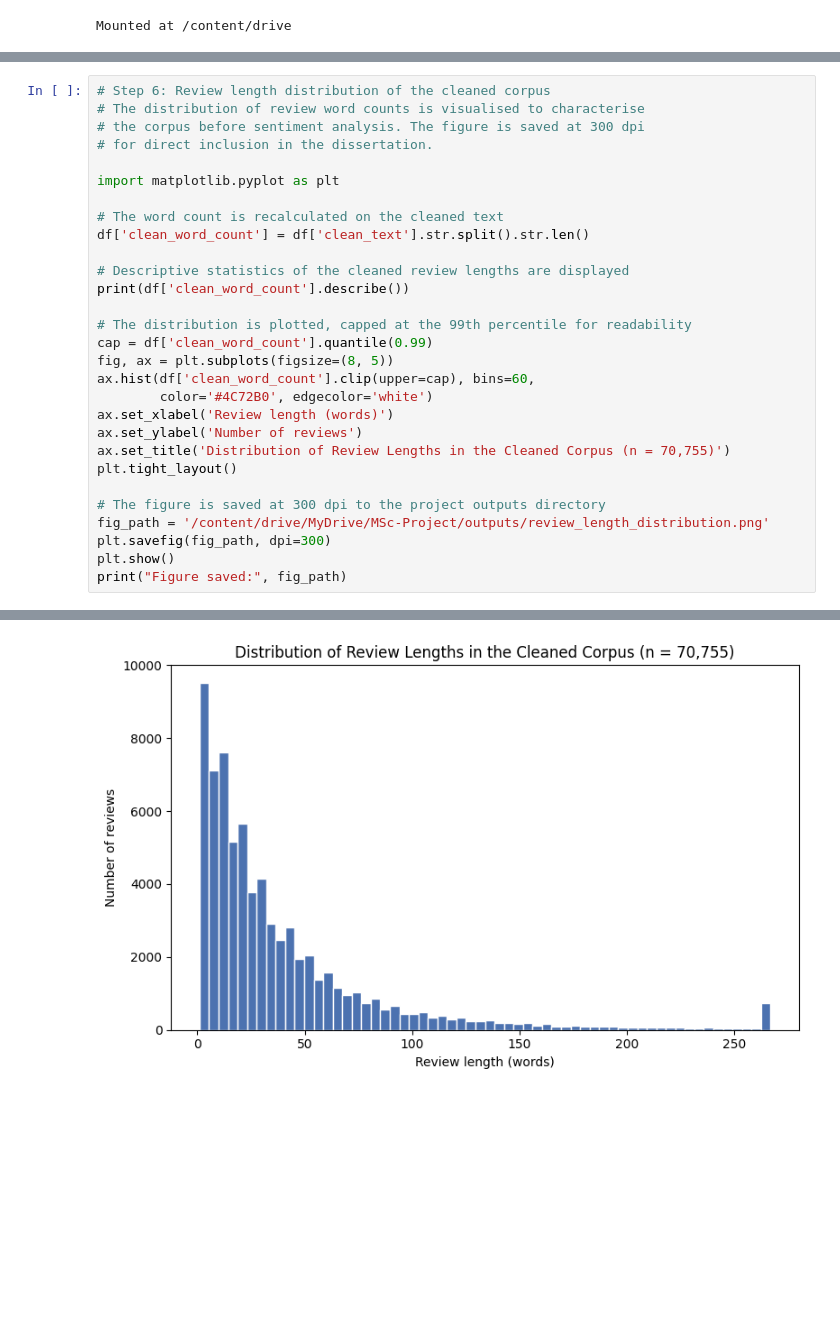
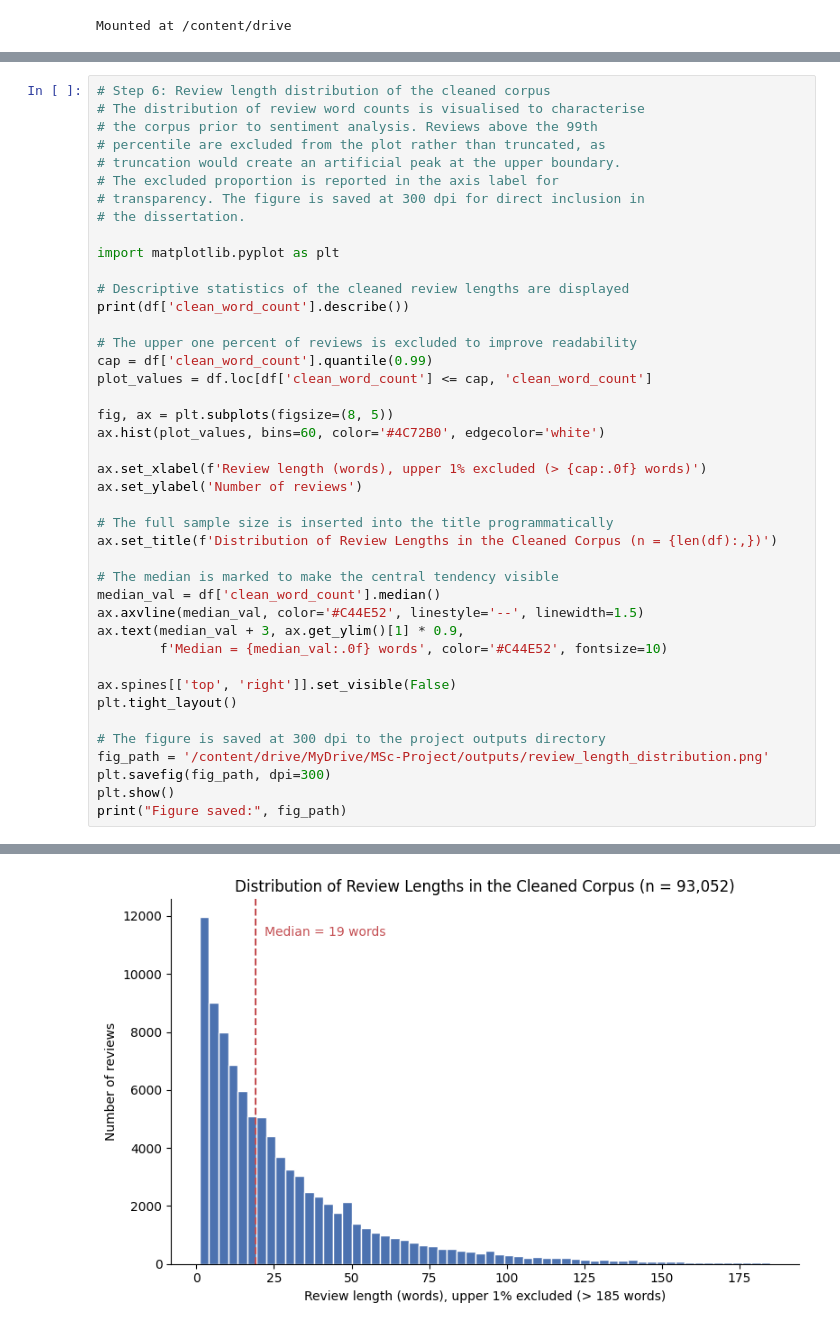
Before and after one commit to aqeel-gardezi/MSc-Project, a Jupyter notebook: notebooks/02_preprocessing.ipynb, the cells around one changed output, grey strips where cells are left out. Saved outputs shown, nothing was run; the diff lists cells and outputs as text; blank space fills up the shorter version.

```diff
--- a/notebooks/02_preprocessing.ipynb
+++ b/notebooks/02_preprocessing.ipynb
@@ -163,25 +196,38 @@ Summary table saved: /content/drive/MyDrive/MSc-Project/outputs/preprocessing_su
 # %%
 # Step 6: Review length distribution of the cleaned corpus
 # The distribution of review word counts is visualised to characterise
-# the corpus before sentiment analysis. The figure is saved at 300 dpi
-# for direct inclusion in the dissertation.
+# the corpus prior to sentiment analysis. Reviews above the 99th
+# percentile are excluded from the plot rather than truncated, as
+# truncation would create an artificial peak at the upper boundary.
+# The excluded proportion is reported in the axis label for
+# transparency. The figure is saved at 300 dpi for direct inclusion in
+# the dissertation.
 
 import matplotlib.pyplot as plt
-
-# The word count is recalculated on the cleaned text
-df['clean_word_count'] = df['clean_text'].str.split().str.len()
 
 # Descriptive statistics of the cleaned review lengths are displayed
 print(df['clean_word_count'].describe())
 
-# The distribution is plotted, capped at the 99th percentile for readability
+# The upper one percent of reviews is excluded to improve readability
 cap = df['clean_word_count'].quantile(0.99)
+plot_values = df.loc[df['clean_word_count'] <= cap, 'clean_word_count']
+
 fig, ax = plt.subplots(figsize=(8, 5))
-ax.hist(df['clean_word_count'].clip(upper=cap), bins=60,
-        color='#4C72B0', edgecolor='white')
-ax.set_xlabel('Review length (words)')
+ax.hist(plot_values, bins=60, color='#4C72B0', edgecolor='white')
+
+ax.set_xlabel(f'Review length (words), upper 1% excluded (> {cap:.0f} words)')
 ax.set_ylabel('Number of reviews')
-ax.set_title('Distribution of Review Lengths in the Cleaned Corpus (n = 70,755)')
+
+# The full sample size is inserted into the title programmatically
+ax.set_title(f'Distribution of Review Lengths in the Cleaned Corpus (n = {len(df):,})')
+
+# The median is marked to make the central tendency visible
+median_val = df['clean_word_count'].median()
+ax.axvline(median_val, color='#C44E52', linestyle='--', linewidth=1.5)
+ax.text(median_val + 3, ax.get_ylim()[1] * 0.9,
+        f'Median = {median_val:.0f} words', color='#C44E52', fontsize=10)
+
+ax.spines[['top', 'right']].set_visible(False)
 plt.tight_layout()
 
 # The figure is saved at 300 dpi to the project outputs directory
@@ -201,3 +247,3 @@ max       1612.000000
 Name: clean_word_count, dtype: float64
-[figure, old version]
+[figure, new version]
 Figure saved: /content/drive/MyDrive/MSc-Project/outputs/review_length_distribution.png
```
Also changed, not shown: parts of 5 cells of this notebook, 1 other file.
